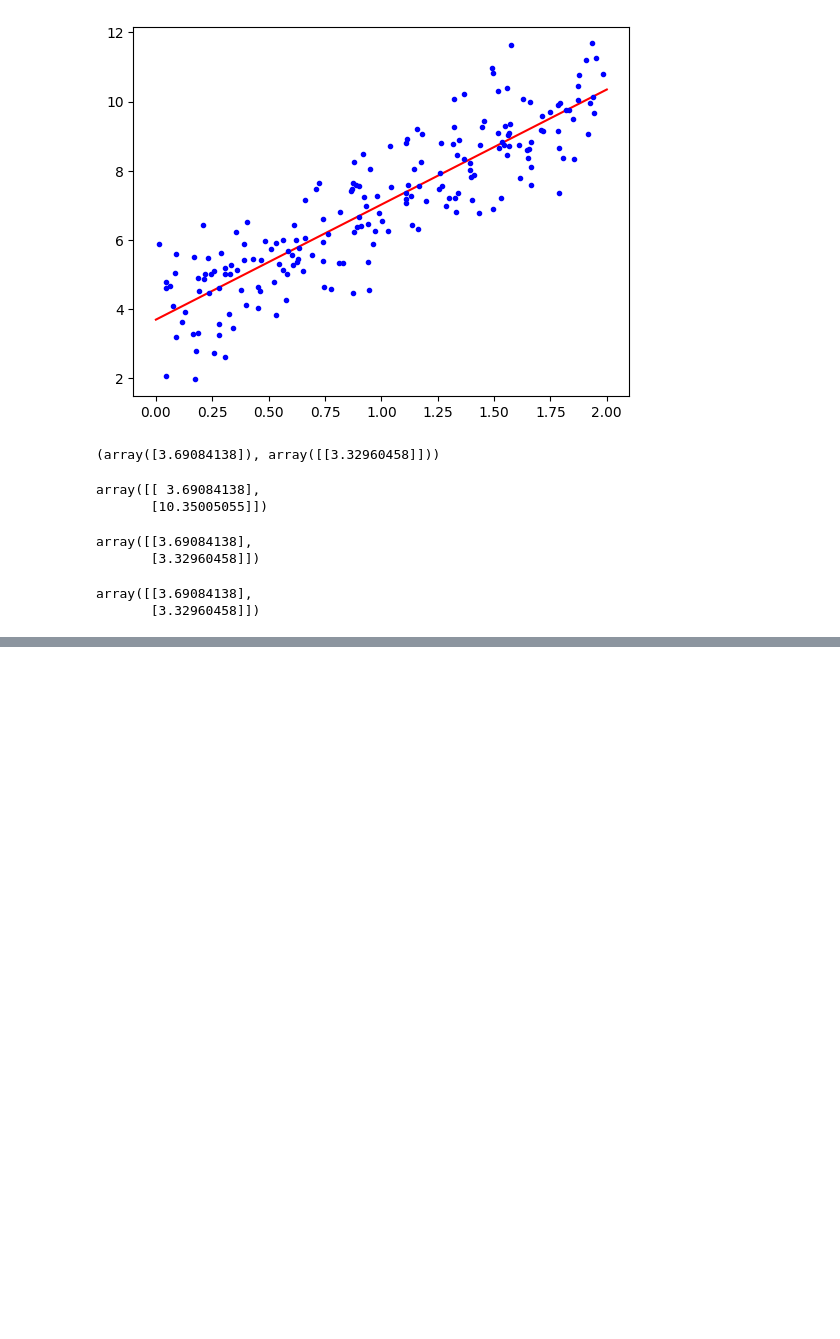
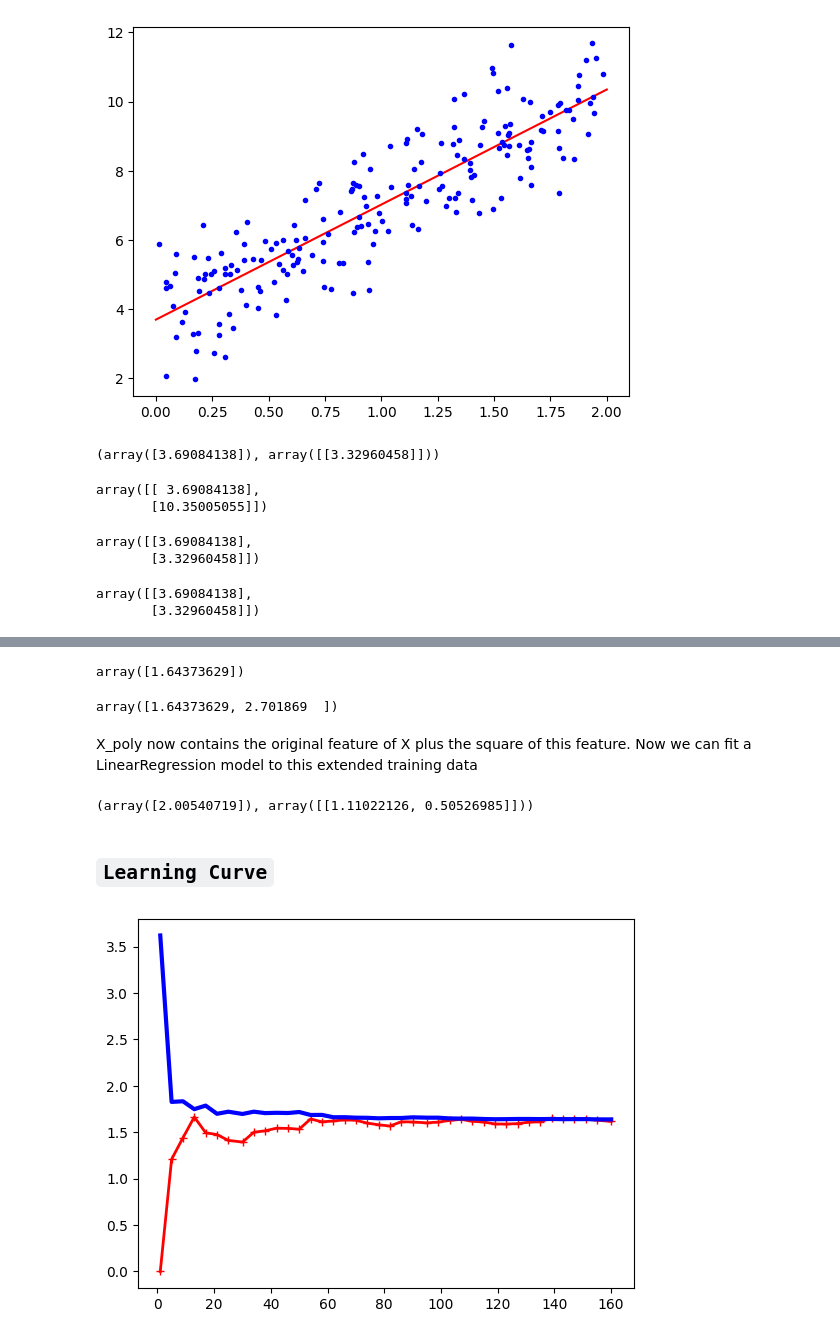
Before and after one commit to kshitijkatore/Learn_Along_AI-ML, a Jupyter notebook: 02_HOML/Chapter_4/Training_Models.ipynb, the cells around one changed output, grey strips where cells are left out. Cells and saved outputs as stored; diff of their text form; code cells hidden in the pictures; blank space fills up the shorter version.

```diff
--- a/02_HOML/Chapter_4/Training_Models.ipynb
+++ b/02_HOML/Chapter_4/Training_Models.ipynb
@@ -70,0 +138,42 @@ array([[3.69084138],
+# %%
+rng =np.random.default_rng(seed =42)
+m = 200
+X = 6 * rng.random((m ,1)) - 3
+y = 0.5 * X ** 2 + X + 2 + rng.standard_normal((m ,1))
+# %%
+from sklearn.preprocessing import PolynomialFeatures
+poly_features =PolynomialFeatures(degree=2, include_bias=False)
+X_poly =poly_features.fit_transform(X)
+# %%
+X[0]
+# %% [output]
+array([1.64373629])
+# %%
+X_poly[0]
+# %% [output]
+array([1.64373629, 2.701869  ])
+# %% [markdown]
+X_poly now contains the original feature of X plus the square of this feature. Now we
+can fit a LinearRegression model to this extended training data
+# %%
+lin_reg =LinearRegression()
+lin_reg.fit(X_poly, y)
+lin_reg.intercept_, lin_reg.coef_
+# %% [output]
+(array([2.00540719]), array([[1.11022126, 0.50526985]]))
+# %% [markdown]
+## `Learning Curve`
+# %%
+from sklearn.model_selection import learning_curve
+
+train_sizes, train_scores, valid_scores =learning_curve(LinearRegression(), X, y, train_sizes=np.linspace(0.01, 1.0,  40), cv=5, scoring="neg_root_mean_squared_error")
+
+train_errors =-train_scores.mean(axis=1)
+valid_errors =-valid_scores.mean(axis=1)
+
+plt.plot(train_sizes, train_errors, "r-+", linewidth=2, label="train")
+plt.plot(train_sizes, valid_errors, "b-", linewidth=3, label="valid")
+[...]
+plt.show()
+# %% [output]
+[figure, added]
```
Also changed, not shown: parts of 34 cells of this notebook, 3 other files.
